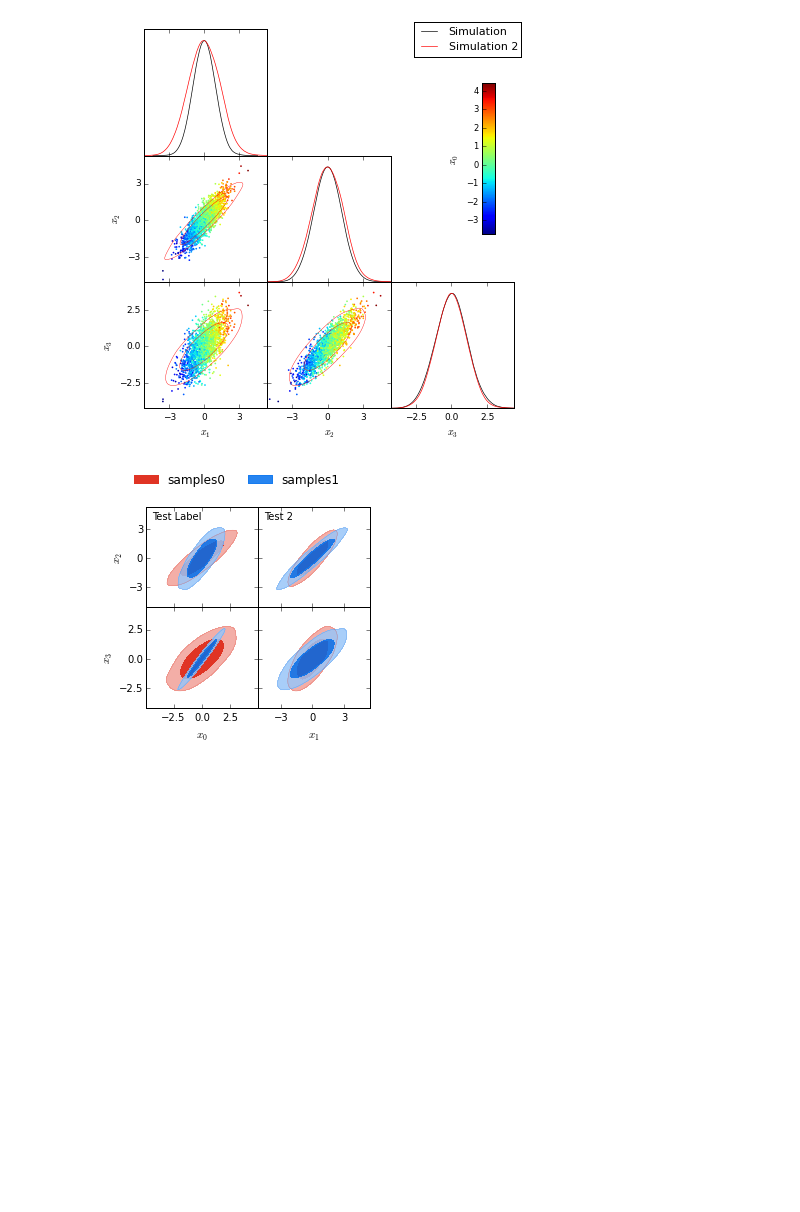
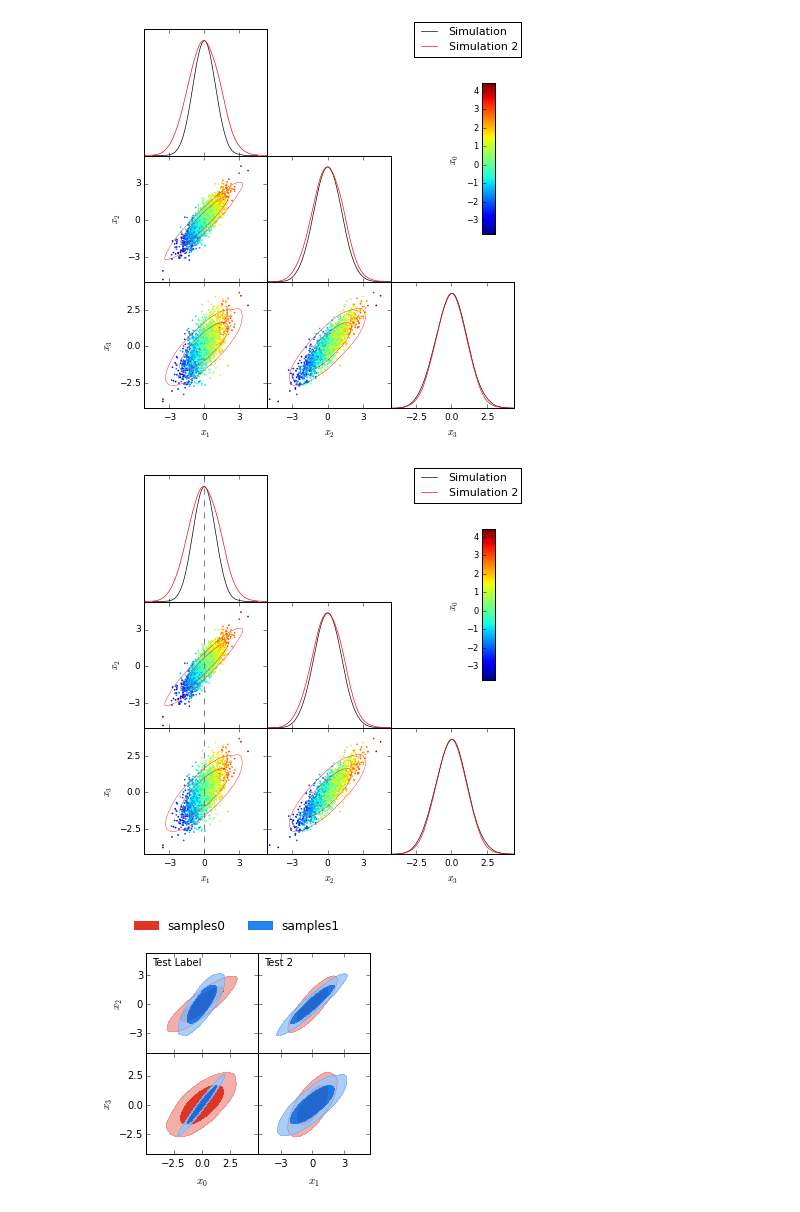
Before and after one commit to cmbant/getdist, a Jupyter notebook: docs/plot_gallery.ipynb, the cells around one changed output. Cells and saved outputs as stored; diff of their text form; code cells hidden in the pictures; blank space fills up the shorter version.

Commit message:
update plot gallery with more and updated examples

```diff
--- a/docs/plot_gallery.ipynb
+++ b/docs/plot_gallery.ipynb
@@ -140,3 +142,11 @@ g.triangle_plot([samples, samples2], filled=True)
 # %% [output]
 [figure]
+# %%
+#You can reference g.subplots for manual tweaking,
+#e.g. let's add a vertical axis line in the first column
+for ax in g.subplots[:,0]:
+    ax.axvline(0, color='gray', ls='--')
+IPython.display.display(g.fig)
+# %% [output]
+[figure, added]
 # %%
```
Also changed, not shown: parts of 26 cells of this notebook, 2 other files.
